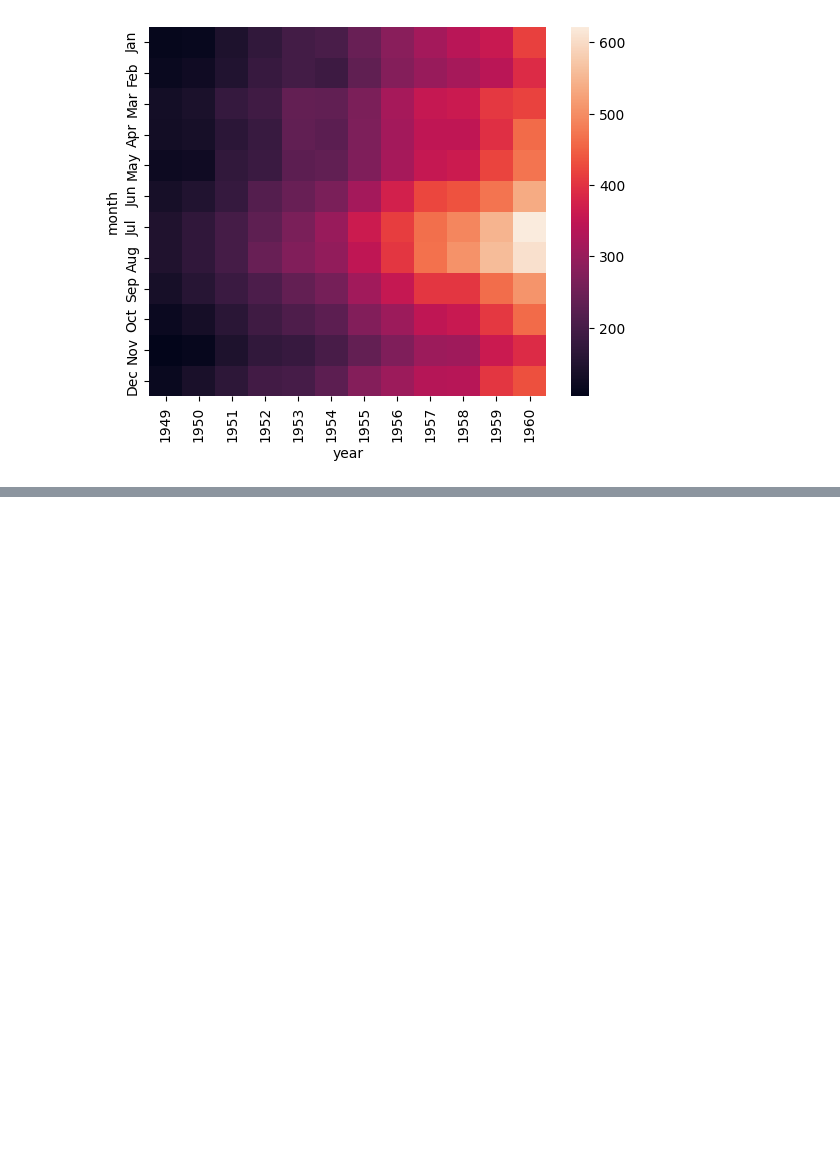
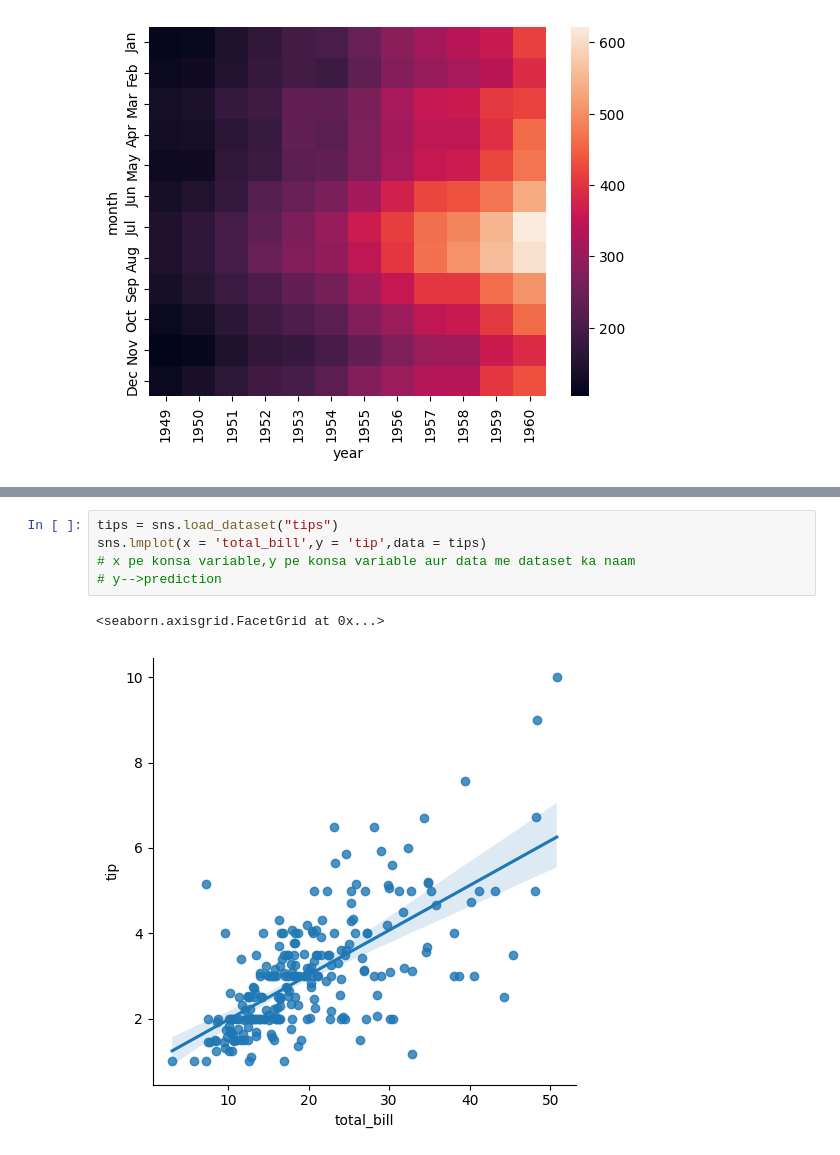
Before and after one commit to kd4dev/Ml, a Jupyter notebook: visualization/seaborn.ipynb, the cells around one changed output, grey strips where cells are left out. Drawn from its saved outputs; the diff is of its cells as text; blank space fills up the shorter version.

Commit message:
seaborn

```diff
--- a/visualization/seaborn.ipynb
+++ b/visualization/seaborn.ipynb
@@ -216,0 +221,8 @@ sns.heatmap(pvtflight)
+# %%
+tips = sns.load_dataset("tips")
+sns.lmplot(x = 'total_bill',y = 'tip',data = tips)
+# x pe konsa variable,y pe konsa variable aur data me dataset ka naam
+# y-->prediction
+# %% [output]
+<seaborn.axisgrid.FacetGrid at 0x...>
+[figure, added]
```
Also changed, not shown: parts of 4 cells of this notebook.
